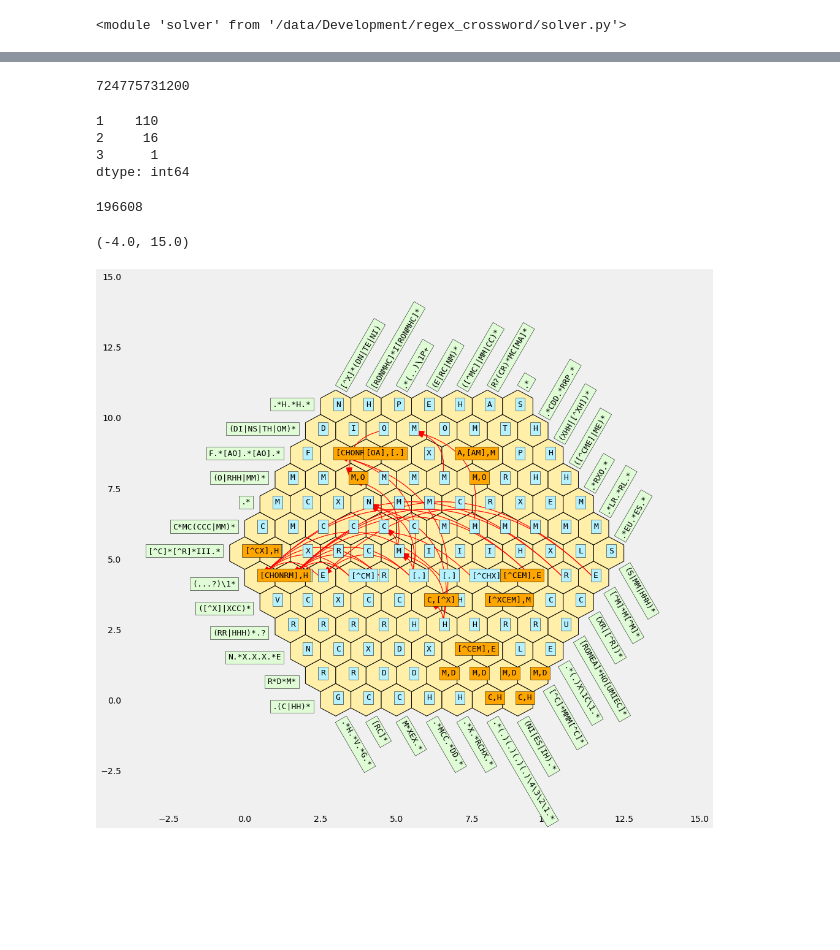
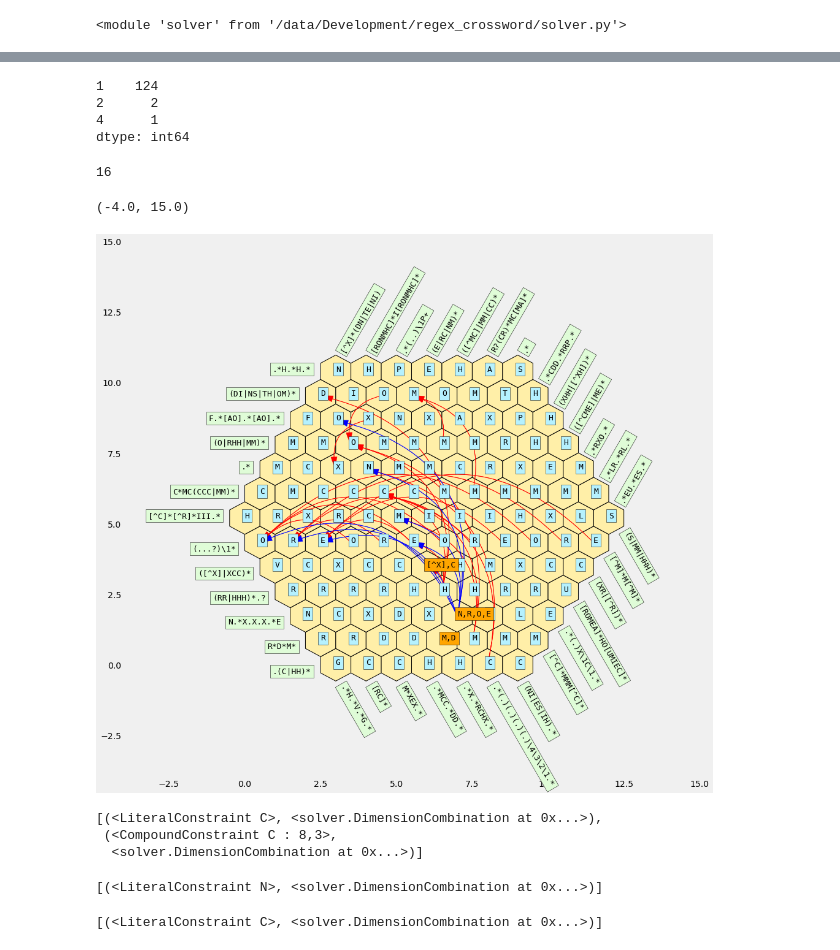
Before and after one commit to matthagy/regex_crossword, a Jupyter notebook: xplr1.ipynb, the cells around one changed output, grey strips where cells are left out. Drawn from its saved outputs; the diff is of its cells as text; code cells hidden in the pictures; blank space fills up the shorter version.

```diff
--- a/xplr1.ipynb
+++ b/xplr1.ipynb
@@ -40,4 +40,4 @@ strings = solver.build_strings()
 with tqdm(strings, desc='init solutions') as progress:
     solution_sets = [solver.SparseSolutionSet.for_string(s) for s in progress]
 # %%
-original_solution = reduce(lambda a, b: a.intersection(b), solution_sets)
+original_solution_set = reduce(lambda a, b: a.intersection(b), solution_sets)
@@ -49,0 +44,7 @@ filter_solution = original_solution.filter_cells_using_other_unions()
+# %%
+solution_set = original_solution_set
+with tqdm(range(10), desc='filter') as progress:
+    for _ in progress:
+        solution_set = solution_set.filter_cells_using_other_unions()
+        solution_set = solution_set.apply_references()
+        solution_set = solution_set.push_reference_constraints()
@@ -130,39 +70,55 @@ dtype: int64
-# %%
-reduce(operator.mul, cell_constraints)
-# %% [output]
-724775731200
 # %%
 lit_constraints = pd.Series({ix: frozenset(con.lit_component for con,comb in c.constraint_dimensions)
- for ix,c in filter_solution_many.cells.items()})
+ for ix,c in solution_set.cells.items()})
 # %%
 lit_constraints.map(len).value_counts()
 # %% [output]
-1    110
-2     16
-3      1
+1    124
+2      2
+4      1
 dtype: int64
 # %%
 np.prod(lit_constraints.map(len))
 # %% [output]
-196608
+16
 # %%
 def merge_constraints(ix):
     lit_con, = lit_constraints[ix]
-    cds = filter_solution_many.cells[ix].constraint_dimensions
-    refs = frozenset(ref for con,comb in cds for ref in con.ref_component.indices)
+    cds = solution_set.cells[ix]
+    refs = frozenset(ref for con,comb in cds
+                         for ref in con.ref_component.indices)
     return lit_con if not refs else solver.CompoundConstraint(lit_con, solver.RefConstraint(refs))
 
 drawer = solver.draw_puzzle(fig_size=15, solution=
                    solver.Solution({ix:merge_constraints(ix)
                                     for ix,ls in lit_constraints.items() if len(ls) == 1}))
 for ix, ls in lit_constraints.items():
     if len(ls) == 1:
         continue
     x, y = drawer.position(*ix)
     drawer.text(x, y, ','.join(l.label() for l in ls), background_color='orange')
+    cds = solution_set.cells[ix]
+    if cds.has_references:
+        for ref in cds.references():
+            drawer.draw_arrow((x,y), drawer.position(*ref), color='b')
+
 drawer.ax.grid(False)
 plt.xlim(-4, 15)
 plt.ylim(-4, 15)
 # %% [output]
 (-4.0, 15.0)
-[figure, old version]
+[figure, new version]
+# %%
+list(solution_set.cells[7, 4])
+# %% [output]
+[(<LiteralConstraint C>, <solver.DimensionCombination at 0x...>),
+ (<CompoundConstraint C : 8,3>,
+  <solver.DimensionCombination at 0x...>)]
+# %%
+list(solution_set.cells[8, 3])
+# %% [output]
+[(<LiteralConstraint N>, <solver.DimensionCombination at 0x...>)]
+# %%
+list(solution_set.cells[7, 4].apply_references(solution_set.cells))
+# %% [output]
+[(<LiteralConstraint C>, <solver.DimensionCombination at 0x...>)]
```
Also changed, not shown: parts of 23 cells of this notebook, 1 other file.
